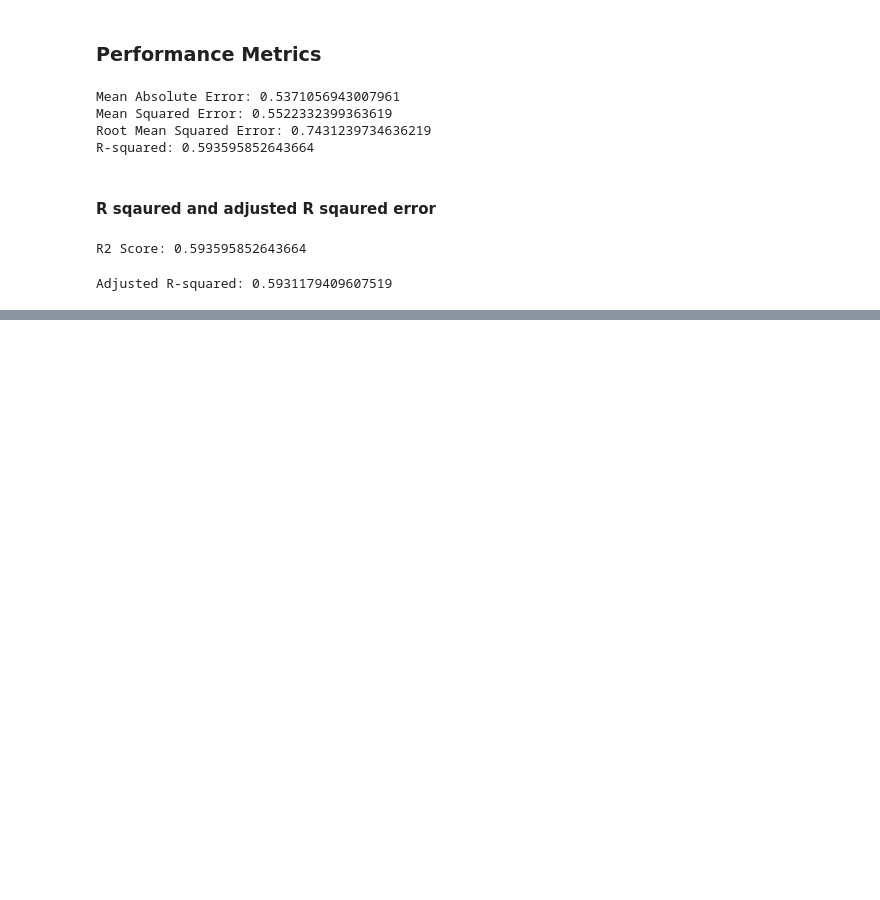
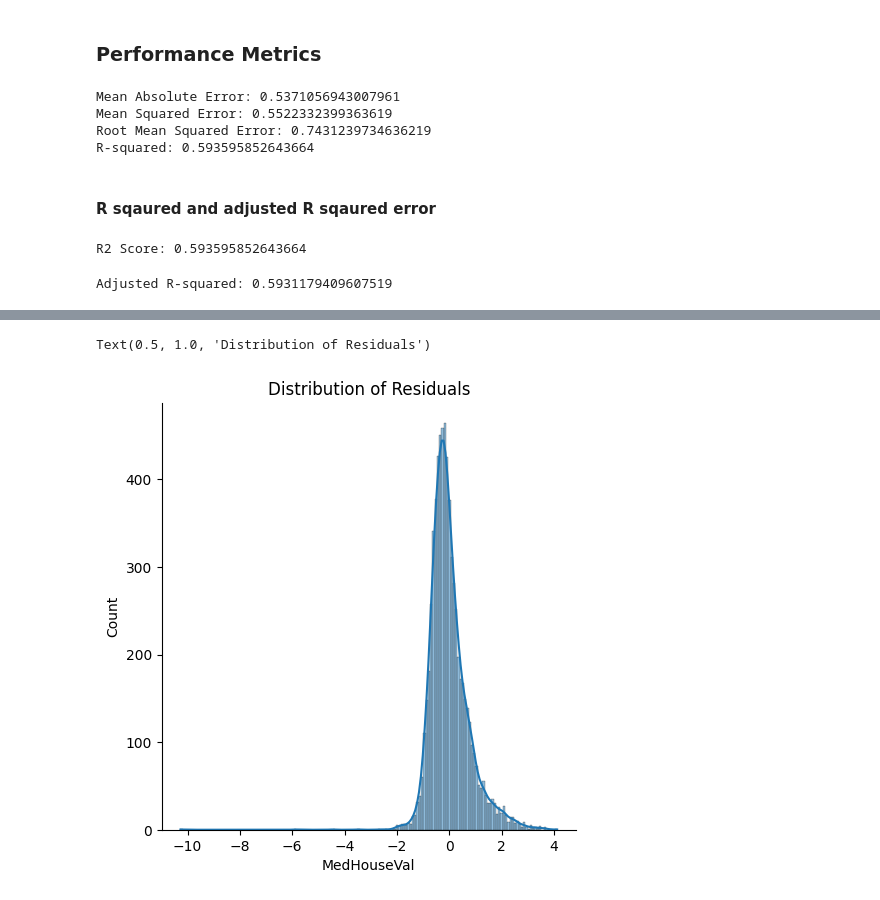
Before and after one commit to KartikLakra1/Supervised-Learning, a Jupyter notebook: multiple-linear-regression.ipynb, the cells around one changed output, grey strips where cells are left out. Saved outputs shown, nothing was run; the diff lists cells and outputs as text; code cells hidden in the pictures; blank space fills up the shorter version.

```diff
--- a/multiple-linear-regression.ipynb
+++ b/multiple-linear-regression.ipynb
@@ -344,0 +355,3 @@ Adjusted R-squared: 0.5931179409607519
+# %%
+residuals = y_test-y_pred
+residuals
@@ -344,0 +371,6 @@ Adjusted R-squared: 0.5931179409607519
+# %%
+sns.displot(residuals, kde=True)
+plt.title("Distribution of Residuals")
+# %% [output]
+Text(0.5, 1.0, 'Distribution of Residuals')
+[figure, added]
```
Also changed, not shown: parts of 4 cells of this notebook.
